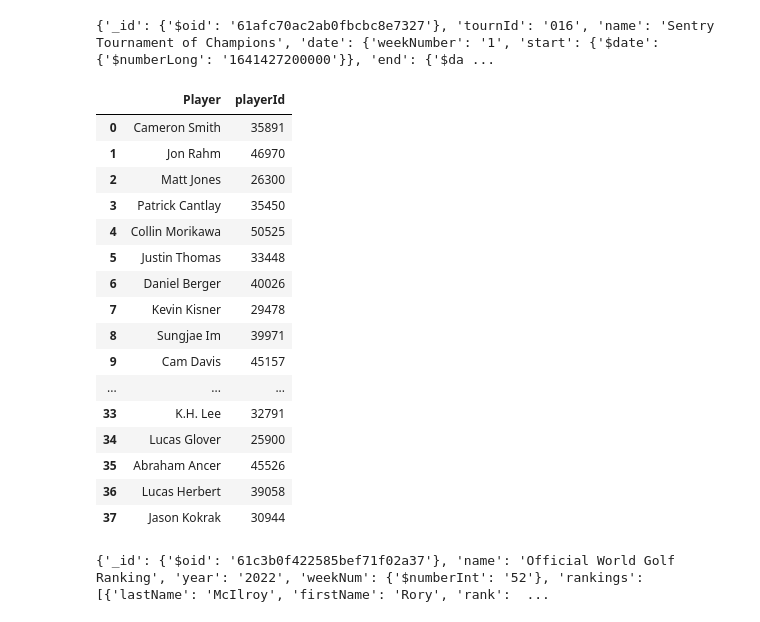
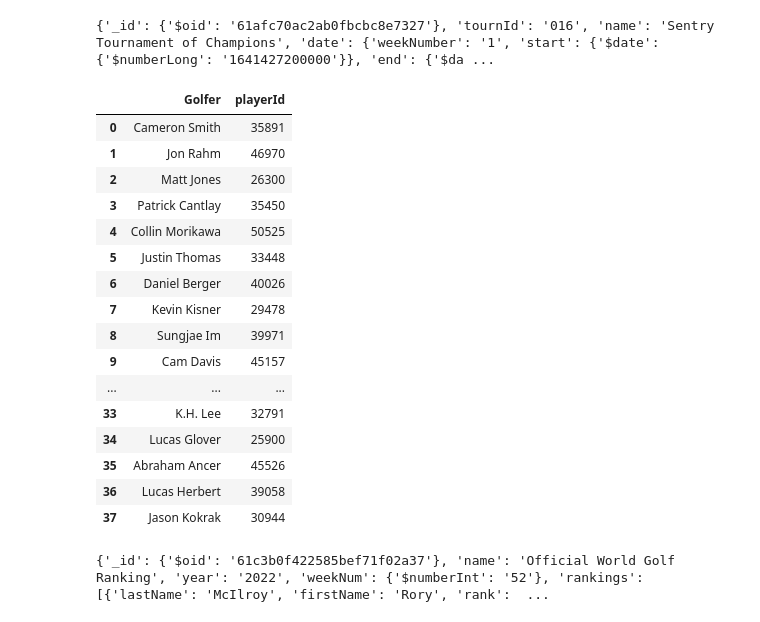
Before and after one commit to kylestrougo/chichi, a Jupyter notebook: sandbox.ipynb, the cells around one changed output. Cells and saved outputs as stored; diff of their text form; code cells hidden in the pictures.

```diff
--- a/sandbox.ipynb
+++ b/sandbox.ipynb
@@ -483,26 +452,26 @@ print(qualifiers.json())
 # %%
 def process_qualifier_data(response):
     json_data = response.json()
     player_data = []
 
     players = json_data.get('players', [])
     for player in players:
         player_info = {
-            'Player': player.get('firstName') + ' ' + player.get('lastName'),
+            'Golfer': player.get('firstName') + ' ' + player.get('lastName'),
             'playerId': player.get('playerId'),
         }
         player_data.append(player_info)
     # Creating a DataFrame from the player_data list
     df = pd.DataFrame(player_data)
 
     return df
 
 
 qualifiers = process_qualifier_data(qualifiers)
 
 qualifiers.head(100)
 # %% [output]
-|  | Player | playerId |
+|  | Golfer | playerId |
 | 0 | Cameron Smith | 35891 |
 | 1 | Jon Rahm | 46970 |
 | 2 | Matt Jones | 26300 |
```
Also changed, not shown: parts of 6 cells of this notebook, 8 other files.
